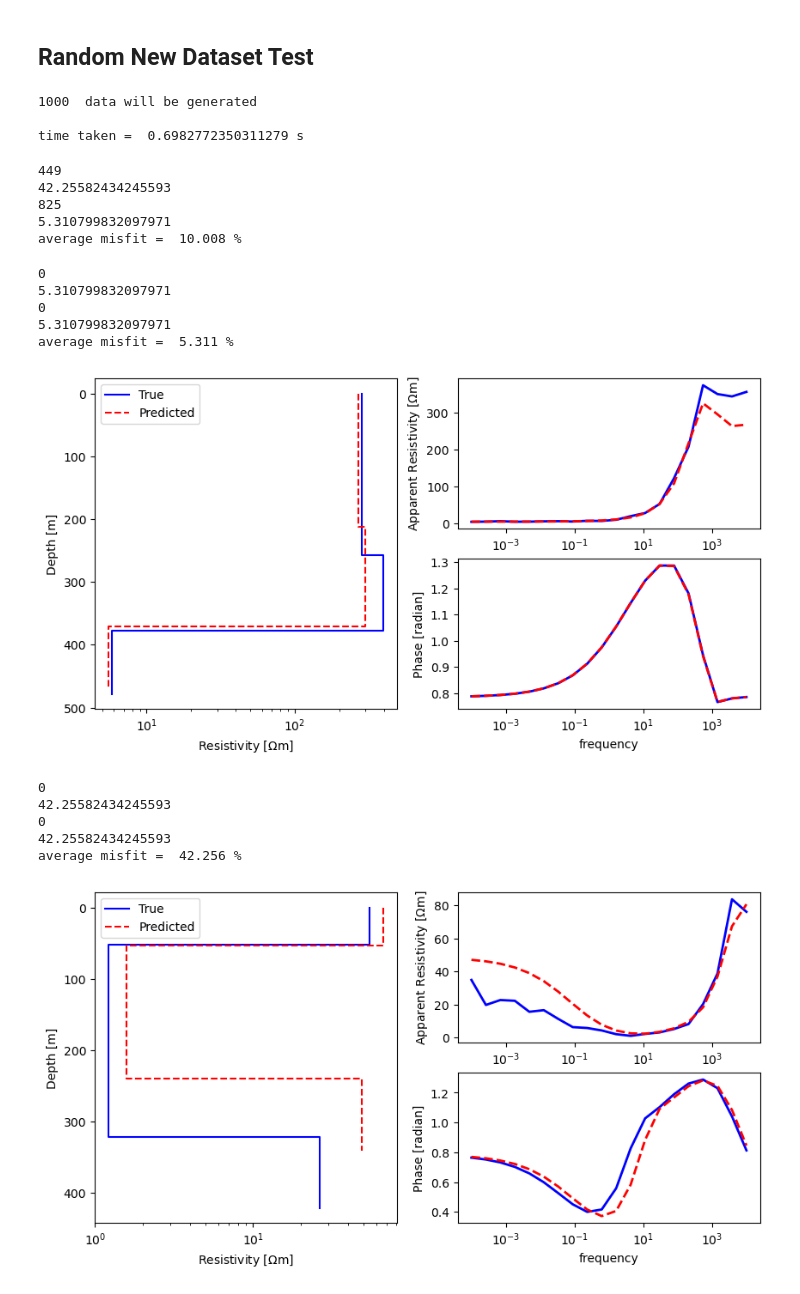
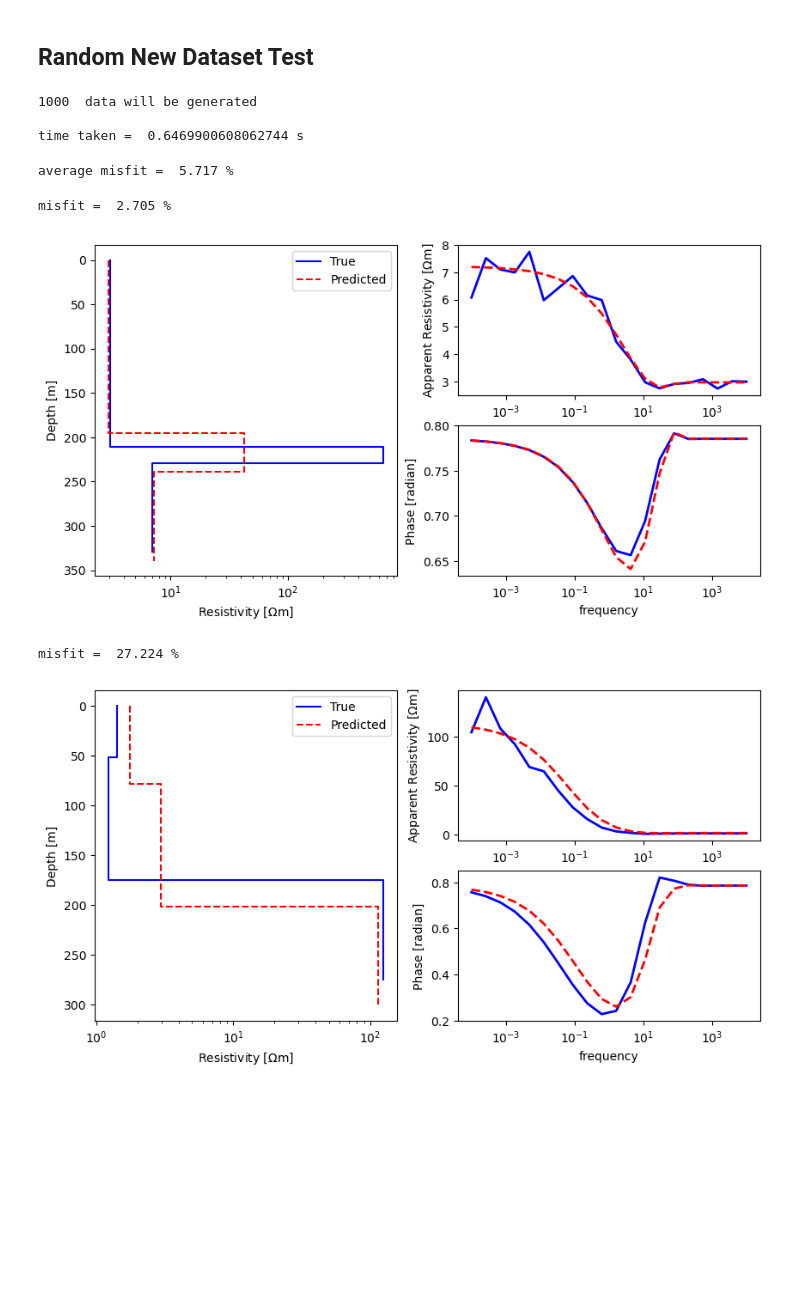
Before and after one commit to DHSaputera/MT1D_RandomForest, a Jupyter notebook: mt1d_inversion_randomforest.ipynb, the cells around one changed output. Drawn from its saved outputs; the diff is of its cells as text; code cells hidden in the pictures; blank space fills up the shorter version.

```diff
--- a/mt1d_inversion_randomforest.ipynb
+++ b/mt1d_inversion_randomforest.ipynb
@@ -229,8 +221,11 @@ X = df[col_name[5:]]
 # P11 = Phase
 # %%
 # Random Forest Regressor
-start = time.time()
-model = RandomForestRegressor(n_estimators= 200,max_depth=200, random_state=0)
-model.fit(X,Y)
+# start = time.time()
+# model = RandomForestRegressor(n_estimators= 200,max_depth=200, random_state=0)
+# model.fit(X,Y)
 
-print('elapsed time = ',time.time()-start,'s')
+# print('elapsed time = ',time.time()-start,'s')
+
+# load pre-trained mode
+model = joblib.load("MT1D_nest_200_mdepth_200.joblib")
@@ -369,7 +368,7 @@ d1s = 10**np.random.uniform(low_limit_d,high_limit_d,size)
 d2s = 10**np.random.uniform(low_limit_d,high_limit_d,size)
 
 # Gaussian noise mean and standard deviation
-noise_mean, noise_std = 0, 0.1 # mean and standard deviation
+noise_mean, noise_std = 0, 0.05 # mean and standard deviation for error percentage
 
 
 df3 = pd.DataFrame(columns=df.columns,
@@ -412,50 +411,38 @@ print('time taken = ', time.time() - start, 's');
 # %% [output]
 1000  data will be generated
 
-time taken =  0.6982772350311279 s
+time taken =  0.6469900608062744 s
 # %%
 Y_test = df3[col_name[0:5]]
 X_test = df3[col_name[5:]]
 
 y_pred = model.predict(X_test)
 
-df_pred,misfit,df_min_max = eval_misfit(y_pred,X_test)
+df_pred,misfit,df_min_max_test = eval_misfit(y_pred,X_test)
 
 print('average misfit = ',misfit,'%')
 # %% [output]
-449
-42.25582434245593
-825
-5.310799832097971
-average misfit =  10.008 %
+average misfit =  5.717 %
 # %%
 # test on the new data
 
 Y_test = df3[col_name[0:5]]
 X_test = df3[col_name[5:]]
 
 # best and worse prediction from test dataset
-for id_pred_test in df_min_max:
+for id_pred_test in df_min_max_test:
 
     y_pred = model.predict(X_test.iloc[[id_pred_test]])
 
 #     print(len(y_pred))
     df_pred,misfit,df_min_max = eval_misfit(y_pred,X_test.iloc[[id_pred_test]].reset_index(drop=True))
 
-    print('average misfit = ',misfit,'%')
+    print('misfit = ',misfit,'%')
 
     compare_forward_response(y_pred.reshape(-1),X_test.iloc[id_pred_test],Y_test.iloc[id_pred_test])
     plt.show()
 # %% [output]
-0
-5.310799832097971
-0
-5.310799832097971
-average misfit =  5.311 %
+misfit =  2.705 %
-[figure, old version]
+[figure, new version]
-0
-42.25582434245593
-0
-42.25582434245593
-average misfit =  42.256 %
+misfit =  27.224 %
-[figure, old version]
+[figure, new version]
```
Also changed, not shown: parts of 9 cells of this notebook.
